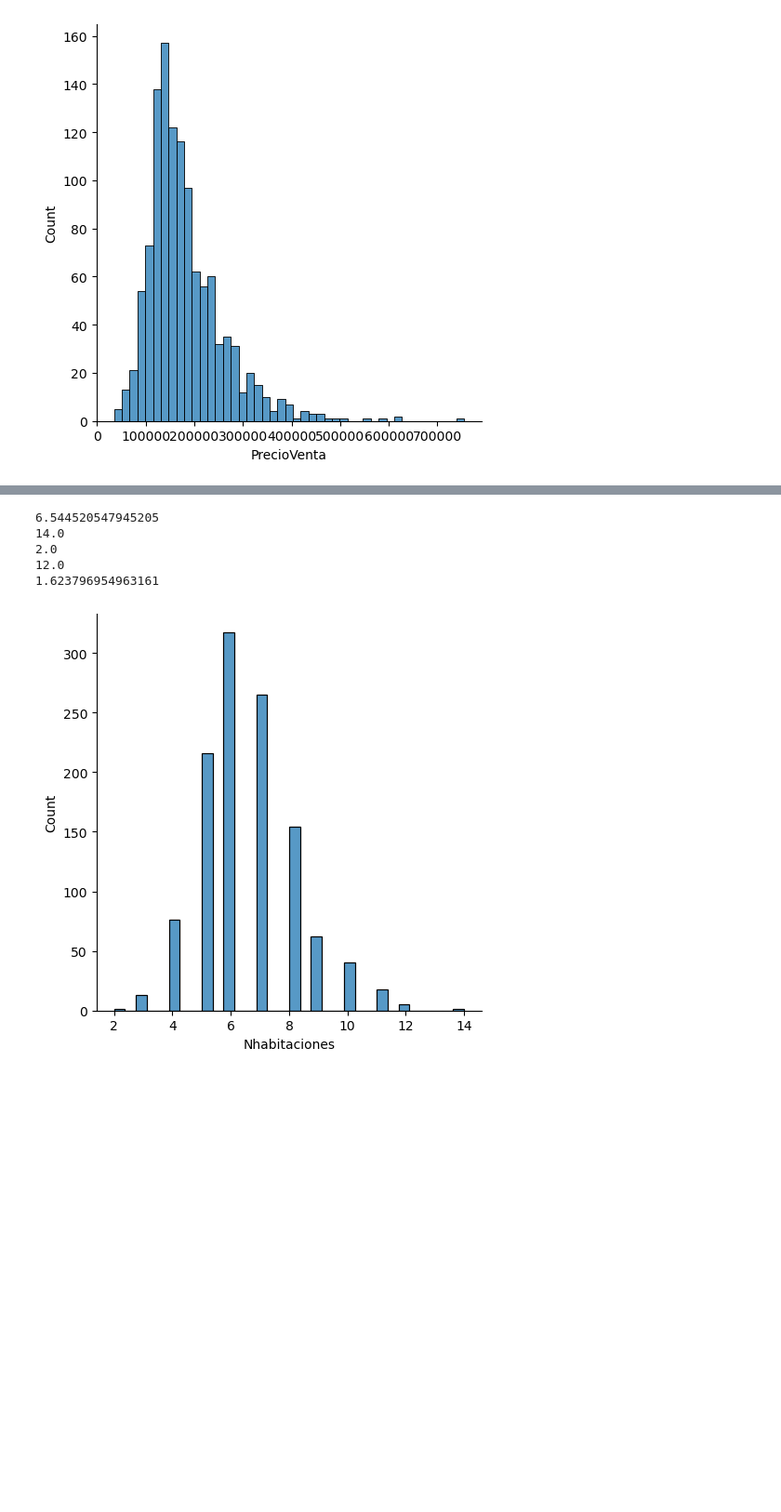
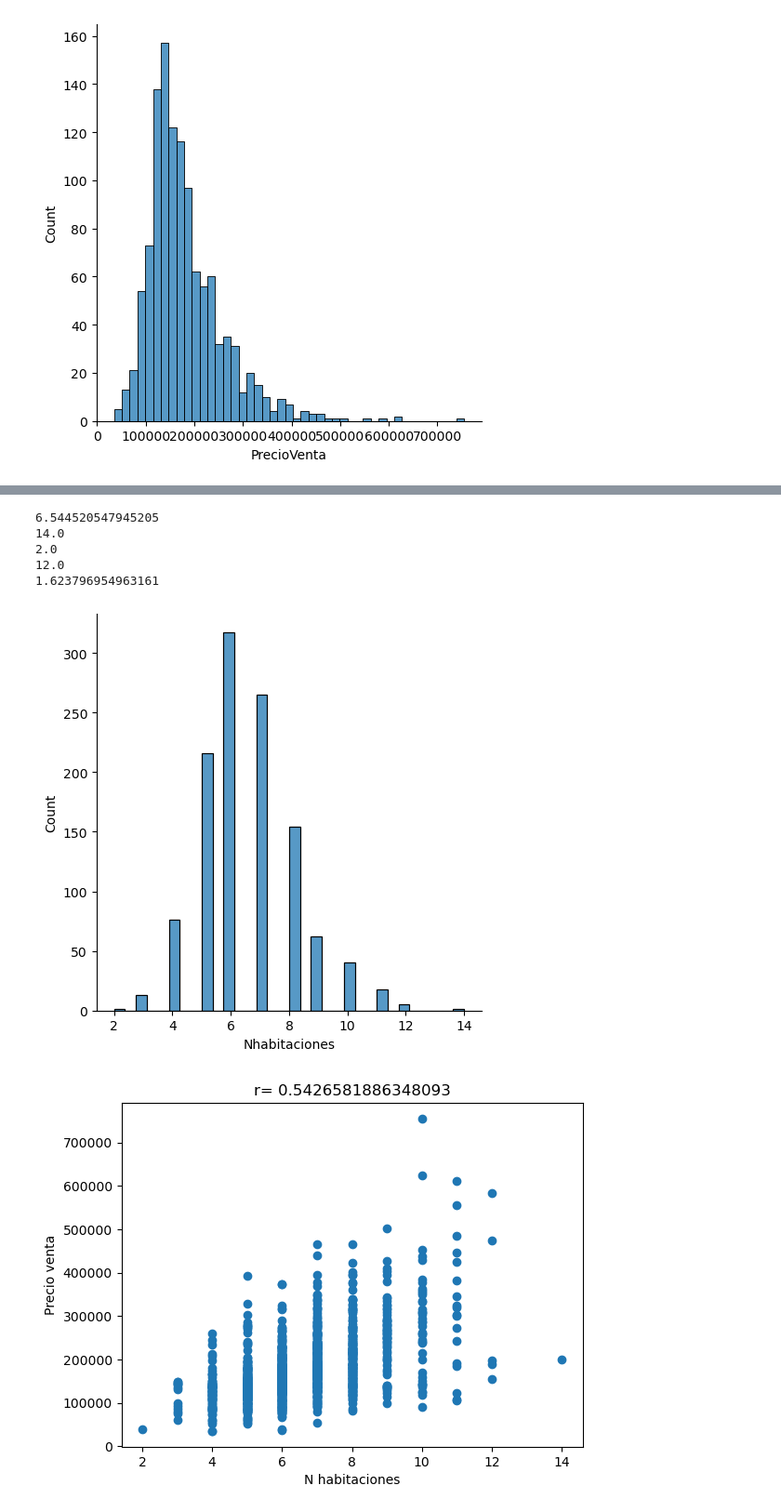
Before and after one commit to EdgarMazariegos/Proyecto1python, a Jupyter notebook: proyecto1.ipynb, the cells around one changed output, grey strips where cells are left out. Shown at 93% size. Drawn from its saved outputs; the diff is of its cells as text; code cells hidden in the pictures; blank space fills up the shorter version.

```diff
--- a/proyecto1.ipynb
+++ b/proyecto1.ipynb
@@ -114,26 +127,38 @@ plt.show()
 # %%
 #Explorando valores de Numero de habitaciones
 
 nmedia=np.mean(Nhabitaciones_train)
 print(nmedia)
 nmaximo=np.amax(Nhabitaciones_train)
 print(nmaximo)
 nminimo=np.amin(Nhabitaciones_train)
 print(nminimo)
 nrango=np.ptp(Nhabitaciones_train)
 print(nrango)
 nstd=np.std(Nhabitaciones_train)
 print(nstd)
 
+#Histograma de numero habitaciones
 sns.displot(Nhabitaciones_train)
 plt.show()
+
+corrhabitaciones=np.array(np.corrcoef(Nhabitaciones_train,precioventa_train))
+
+
+#Calculando el coeficiente de correlación entre numero habitaciones y precio de venta
+plt.scatter(Nhabitaciones_train, precioventa_train)
+plt.title(f"r= {corrhabitaciones[0,1]}")
+plt.xlabel("N habitaciones")
+plt.ylabel("Precio venta")
+plt.show()
 # %% [output]
 6.544520547945205
 14.0
 2.0
 12.0
 1.623796954963161
 [figure]
+[figure, added]
 # %%
 #Explorando valores de Año de construcción
 
```
Also changed, not shown: parts of 6 cells of this notebook.
